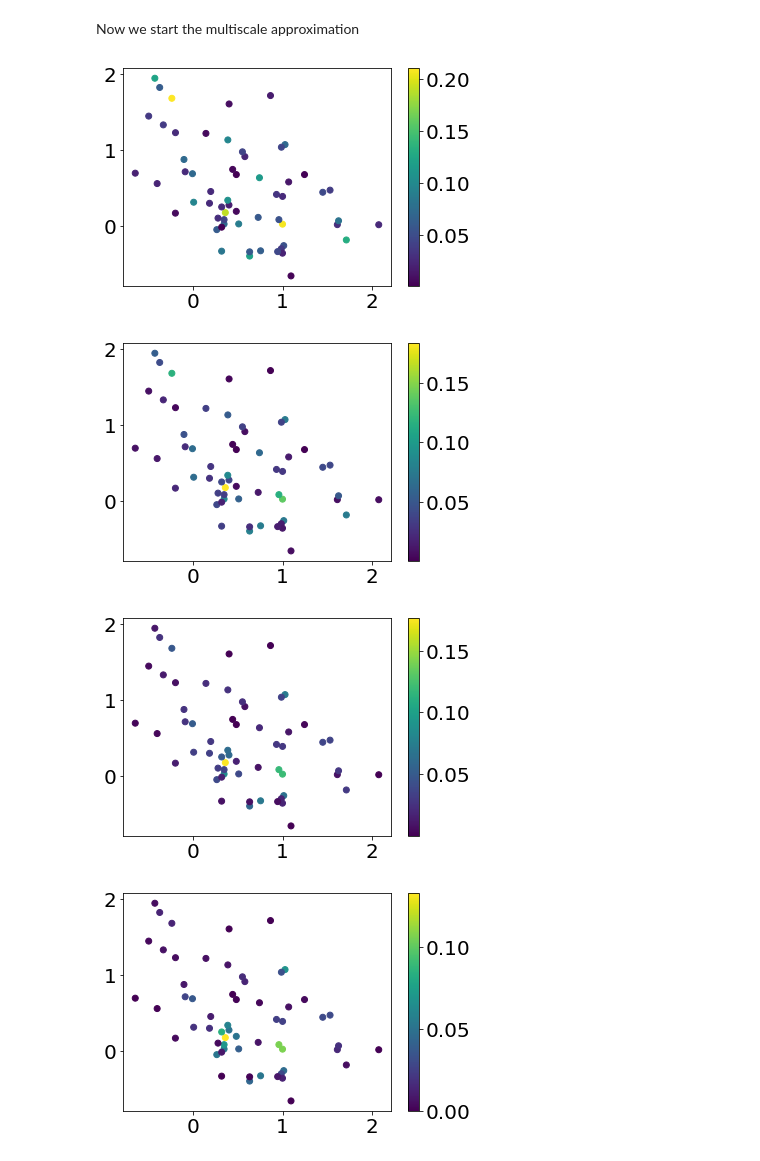
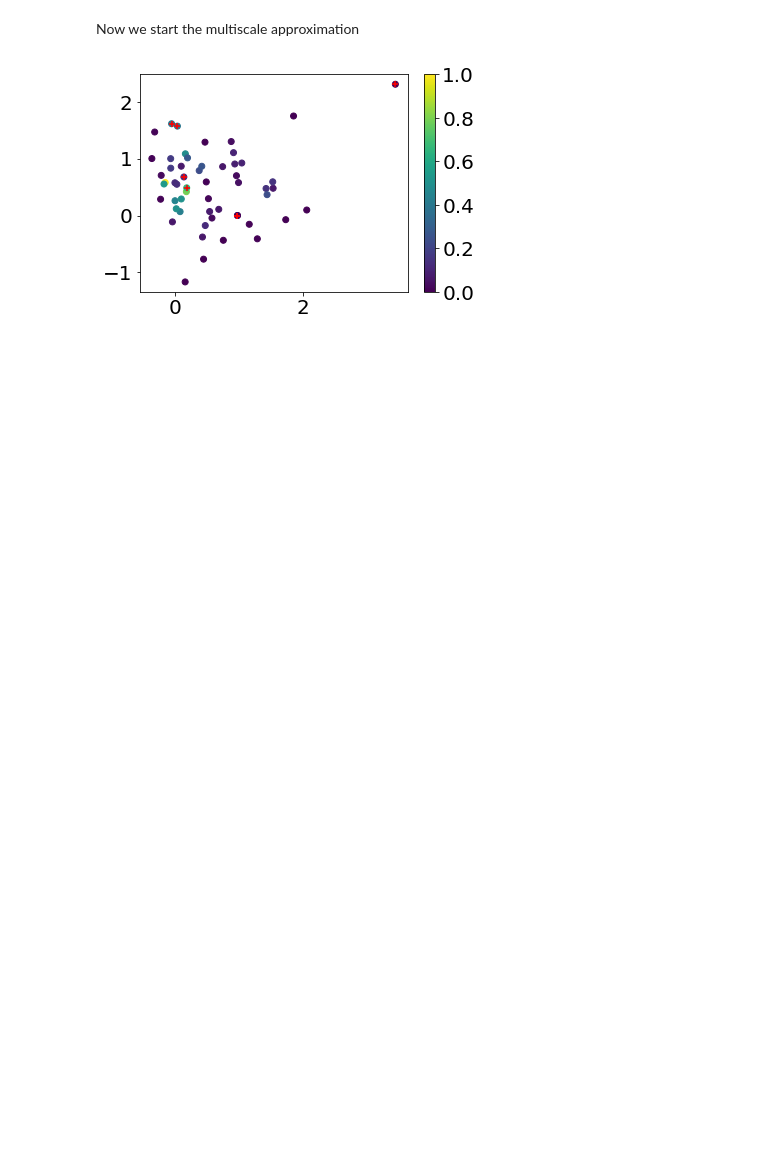
Before and after one commit to rafaels2/MultiscaleInterpolation, a Jupyter notebook: NumericalExamples/anomaly detection in wine.ipynb, the cells around one changed output. Cells and saved outputs as stored; diff of their text form; code cells hidden in the pictures; blank space fills up the shorter version.

```diff
--- a/NumericalExamples/anomaly detection in wine.ipynb
+++ b/NumericalExamples/anomaly detection in wine.ipynb
@@ -67,23 +73,37 @@ plt.show()
+# %%
+import random
+
+MAIN_CLASS = 2
+NOISE_CLASS = 1
+
+ADDITION_ITEMS = 7
+new_shape = (classes[MAIN_CLASS].shape[0] + ADDITION_ITEMS, classes[MAIN_CLASS].shape[1])
+new_class = np.zeros(new_shape)
+new_class[:classes[MAIN_CLASS].shape[0], :] = classes[MAIN_CLASS]
+chosen_indices = random.choices(range(classes[NOISE_CLASS].shape[0]), k=ADDITION_ITEMS)
+to_add = classes[NOISE_CLASS][chosen_indices, :]
+new_class[classes[MAIN_CLASS].shape[0]:,:] = to_add
+classes.append(new_class)
 # %% [markdown]
 Normalize a specific class
 # %%
 BOUNDARY_PERCENT = 20
 
-current_class = classes[0]
-x_min = np.percentile(current_class[:, 0], BOUNDARY_PERCENT)
-x_max = np.percentile(current_class[:, 0], 100 - BOUNDARY_PERCENT)
+current_class = classes[-1]
+x_min = np.percentile(current_class[:, CATEGORY_A], BOUNDARY_PERCENT)
+x_max = np.percentile(current_class[:, CATEGORY_A], 100 - BOUNDARY_PERCENT)
 x_len = x_max - x_min
 
-y_min = np.percentile(current_class[:, 1], BOUNDARY_PERCENT)
-y_max = np.percentile(current_class[:, 1], 100 - BOUNDARY_PERCENT)
+y_min = np.percentile(current_class[:, CATEGORY_B], BOUNDARY_PERCENT)
+y_max = np.percentile(current_class[:, CATEGORY_B], 100 - BOUNDARY_PERCENT)
 y_len = y_max - y_min
 
 normalization = np.array([x_len, y_len])
 translation = np.array([x_min, y_min])
 print(f"Normalization {normalization}, Translation{translation}")
-current_class[:,:2] = (current_class[:,:2] - translation) / normalization
+current_class[:,[CATEGORY_A, CATEGORY_B]] = (current_class[:,[CATEGORY_A, CATEGORY_B]] - translation) / normalization
 print(normalization)
 
-plt.scatter(current_class[:,0], current_class[:, 1])
+plt.scatter(current_class[:,CATEGORY_A], current_class[:, CATEGORY_B])
 plt.show()
 # %% [output]
@@ -95,41 +115,39 @@ Now we start the multiscale approximation
 # %%
 from Config.Options import options
 import Experiment
 from Config.Config import config
 
-TARGET_COMPONENT = 2
+TARGET_COMPONENT = CATEGORY_C
 
 def get_wine(x, y):
     p = np.array([x, y])
-    index = np.where(np.all(current_class[:, :2]==p,axis=1))[0][0]
+    index = np.where(np.all(current_class[:, [CATEGORY_A, CATEGORY_B]]==p,axis=1))[0][0]
     return current_class[index, TARGET_COMPONENT]
 
 
 base_config = {
     "MANIFOLD": options.get_option("manifold", "numbers")(),
     "NUMBER_OF_SCALES": 4,
     "SCALING_FACTOR": 0.8,
     "ORIGINAL_FUNCTION": get_wine,
-    "SEQUENCE": current_class[:, :2],
+    "SEQUENCE": current_class[:, [CATEGORY_A, CATEGORY_B]],
     "EXECUTION_NAME": f"multiscale_wine",
     "SCALED_INTERPOLATION_METHOD": "quasi",
     "DATA_SITES_GENERATION": "thinning",
     "DATA_SITES_STORAGE": "sparse-kd-tree",
     "BASE_RESOLUTION": 3,
 }
 
 config.set_base_config(base_config)
 config.renew()
 
 for fill_distance, interpolant in Experiment.multiscale_approximation():
-    approximation = [interpolant(p[0], p[1]) for p in current_class[:, :2]]
+    approximation = [interpolant(p[0], p[1]) for p in current_class[:, [CATEGORY_A, CATEGORY_B]]]
     error = [np.abs(value - current_class[i, TARGET_COMPONENT])
              for i, value in enumerate(approximation)]
-    plt.scatter(current_class[:,0], current_class[:, 1], c=error)
-    plt.colorbar()
-    plt.show()
+plt.scatter(current_class[:,CATEGORY_A], current_class[:, CATEGORY_B], c=error)
+plt.scatter(current_class[-ADDITION_ITEMS:,CATEGORY_A], current_class[-ADDITION_ITEMS:, CATEGORY_B], color="red", marker="+")
+plt.colorbar()
+plt.show()
 # %% [output]
-[figure, old version]
+[figure, new version]
-[figure, removed]
-[figure, removed]
-[figure, removed]
```
Also changed, not shown: parts of 3 cells of this notebook.
